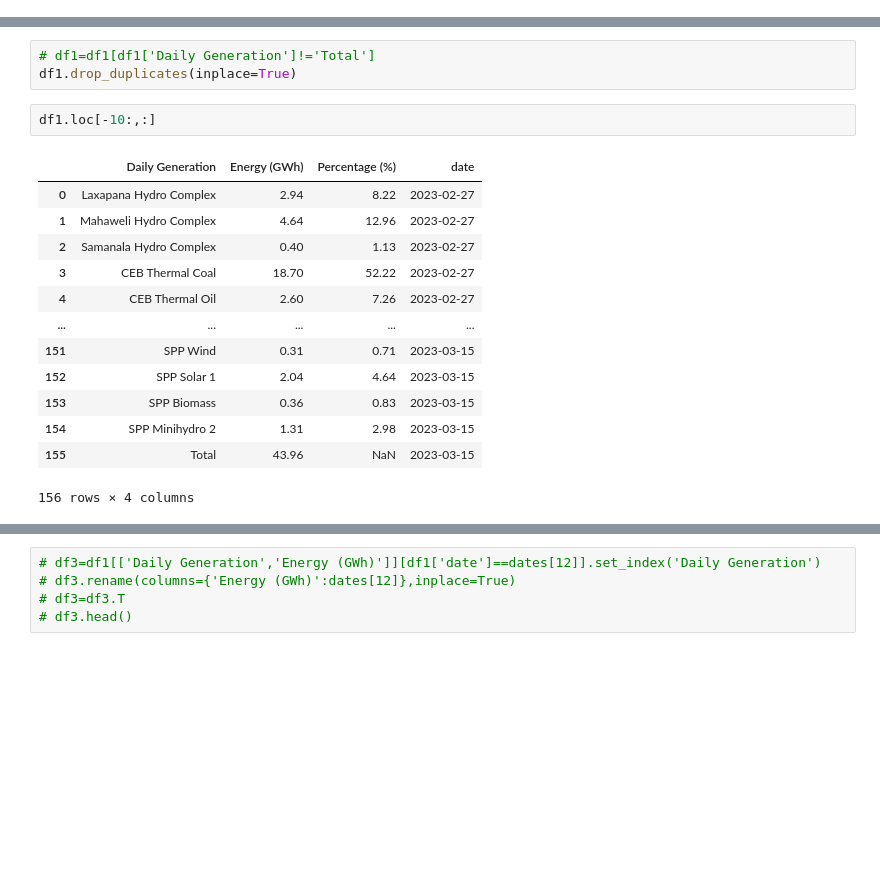
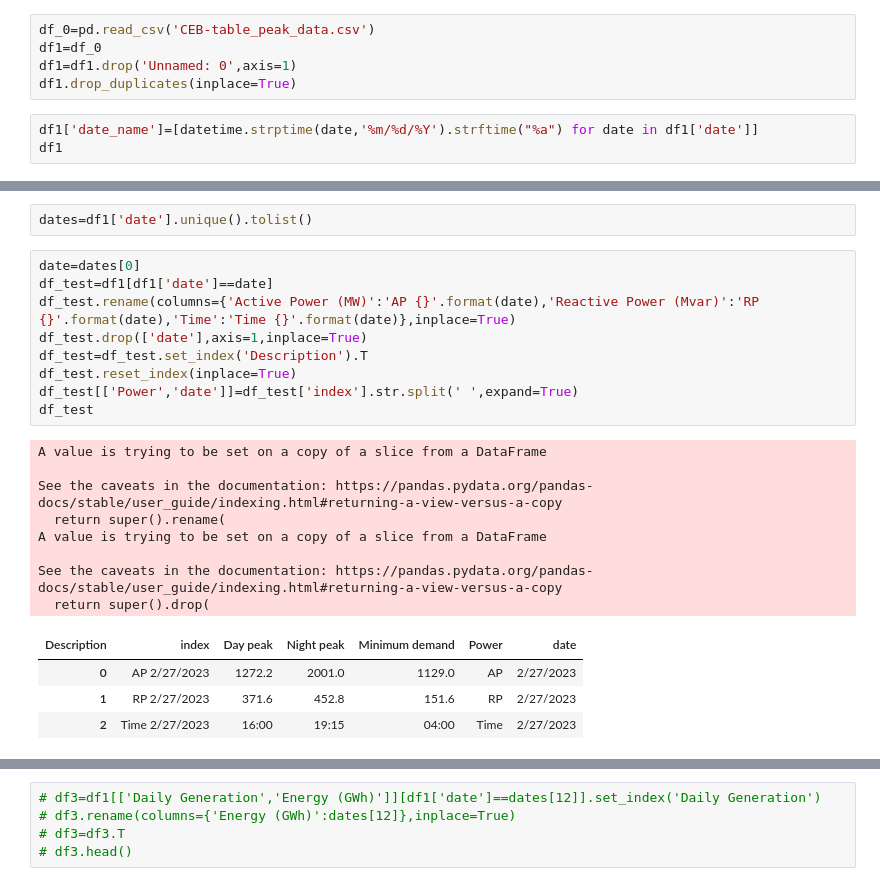
Before and after one commit to ChanakaErangaGunarathna/SL_CEB_Dashboard, a Jupyter notebook: analysis1-Copy1.ipynb, the cells around one changed output, grey strips where cells are left out. Saved outputs shown, nothing was run; the diff lists cells and outputs as text; blank space fills up the shorter version.

```diff
--- a/analysis1-Copy1.ipynb
+++ b/analysis1-Copy1.ipynb
@@ -13,0 +12,8 @@ df1=df1.drop('Unnamed: 0',axis=1)
+# %%
+df_0=pd.read_csv('CEB-table_peak_data.csv')
+df1=df_0
+df1=df1.drop('Unnamed: 0',axis=1)
+df1.drop_duplicates(inplace=True)
+# %%
+df1['date_name']=[datetime.strptime(date,'%m/%d/%Y').strftime("%a") for date in df1['date']]
+df1
@@ -14,19 +38,24 @@ df1=df1.drop('Unnamed: 0',axis=1)
 # %%
-# df1=df1[df1['Daily Generation']!='Total']
-df1.drop_duplicates(inplace=True)
+dates=df1['date'].unique().tolist()
 # %%
-df1.loc[-10:,:]
+date=dates[0]
+df_test=df1[df1['date']==date]
+df_test.rename(columns={'Active Power (MW)':'AP {}'.format(date),'Reactive Power (Mvar)':'RP {}'.format(date),'Time':'Time {}'.format(date)},inplace=True)
+df_test.drop(['date'],axis=1,inplace=True)
+df_test=df_test.set_index('Description').T
+df_test.reset_index(inplace=True)
+df_test[['Power','date']]=df_test['index'].str.split(' ',expand=True)
+df_test
 # %% [output]
+A value is trying to be set on a copy of a slice from a DataFrame
+
+See the caveats in the documentation: https://pandas.pydata.org/pandas-docs/stable/user_guide/indexing.html#returning-a-view-versus-a-copy
+  return super().rename(
+A value is trying to be set on a copy of a slice from a DataFrame
+
+See the caveats in the documentation: https://pandas.pydata.org/pandas-docs/stable/user_guide/indexing.html#returning-a-view-versus-a-copy
+  return super().drop(
-|  | Daily Generation | Energy (GWh) | Percentage (%) | date |
-| 0 | Laxapana Hydro Complex | 2.94 | 8.22 | 2023-02-27 |
-| 1 | Mahaweli Hydro Complex | 4.64 | 12.96 | 2023-02-27 |
-| 2 | Samanala Hydro Complex | 0.40 | 1.13 | 2023-02-27 |
-| 3 | CEB Thermal Coal | 18.70 | 52.22 | 2023-02-27 |
-| 4 | CEB Thermal Oil | 2.60 | 7.26 | 2023-02-27 |
-| ... | ... | ... | ... | ... |
-| 151 | SPP Wind | 0.31 | 0.71 | 2023-03-15 |
-| 152 | SPP Solar 1 | 2.04 | 4.64 | 2023-03-15 |
-| 153 | SPP Biomass | 0.36 | 0.83 | 2023-03-15 |
-| 154 | SPP Minihydro 2 | 1.31 | 2.98 | 2023-03-15 |
-| 155 | Total | 43.96 | NaN | 2023-03-15 |
+| Description | index | Day peak | Night peak | Minimum demand | Power | date |
+| 0 | AP 2/27/2023 | 1272.2 | 2001.0 | 1129.0 | AP | 2/27/2023 |
+| 1 | RP 2/27/2023 | 371.6 | 452.8 | 151.6 | RP | 2/27/2023 |
+| 2 | Time 2/27/2023 | 16:00 | 19:15 | 04:00 | Time | 2/27/2023 |
-156 rows × 4 columns
```
Also changed, not shown: parts of 9 cells of this notebook, 10 other files.
